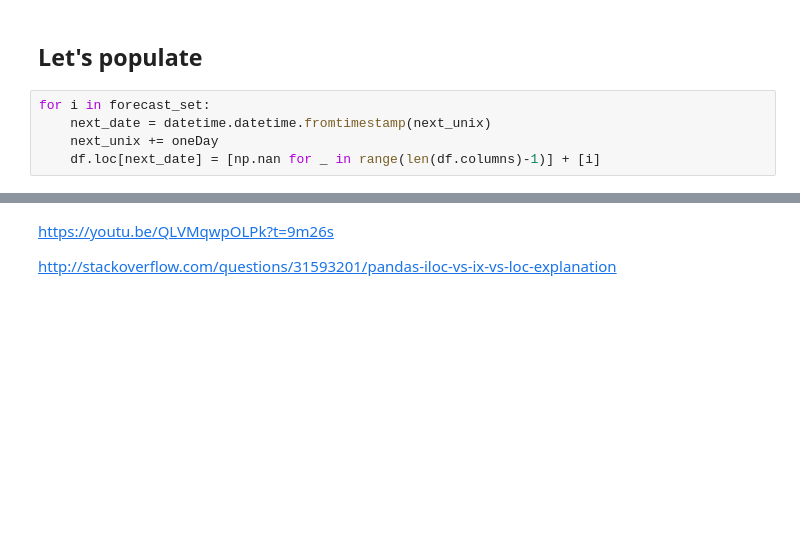
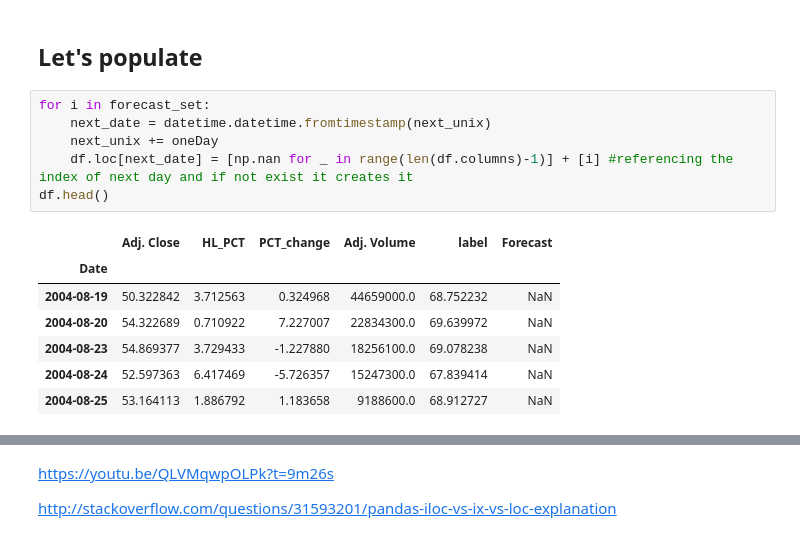
Before and after one commit to jacopovpsi/myMachineLearningTutorial, a Jupyter notebook: MachineLearningTutorial.ipynb, the cells around one changed output, grey strips where cells are left out. Cells and saved outputs as stored; diff of their text form; blank space fills up the shorter version.

```diff
--- a/MachineLearningTutorial.ipynb
+++ b/MachineLearningTutorial.ipynb
@@ -192,5 +191,14 @@ next_unix = last_unix + oneDay
 # %%
 for i in forecast_set:
     next_date = datetime.datetime.fromtimestamp(next_unix)
     next_unix += oneDay
-    df.loc[next_date] = [np.nan for _ in range(len(df.columns)-1)] + [i]
+    df.loc[next_date] = [np.nan for _ in range(len(df.columns)-1)] + [i] #referencing the index of next day and if not exist it creates it
+df.head()
+# %% [output]
+|  | Adj. Close | HL_PCT | PCT_change | Adj. Volume | label | Forecast |
+| Date |  |  |  |  |  |  |
+| 2004-08-19 | 50.322842 | 3.712563 | 0.324968 | 44659000.0 | 68.752232 | NaN |
+| 2004-08-20 | 54.322689 | 0.710922 | 7.227007 | 22834300.0 | 69.639972 | NaN |
+| 2004-08-23 | 54.869377 | 3.729433 | -1.227880 | 18256100.0 | 69.078238 | NaN |
+| 2004-08-24 | 52.597363 | 6.417469 | -5.726357 | 15247300.0 | 67.839414 | NaN |
+| 2004-08-25 | 53.164113 | 1.886792 | 1.183658 | 9188600.0 | 68.912727 | NaN |
```
Also changed, not shown: parts of 17 cells of this notebook, 1 other file.
